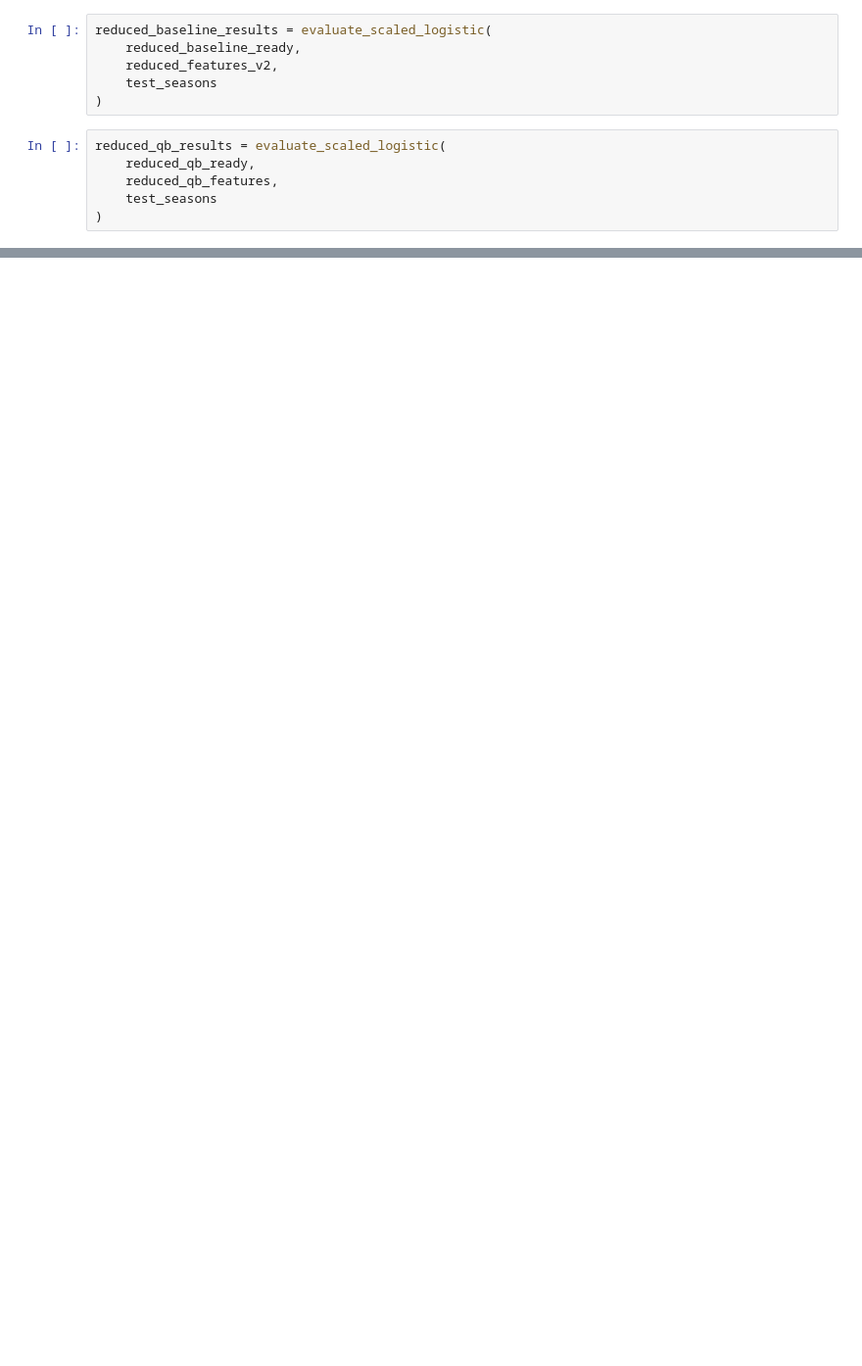
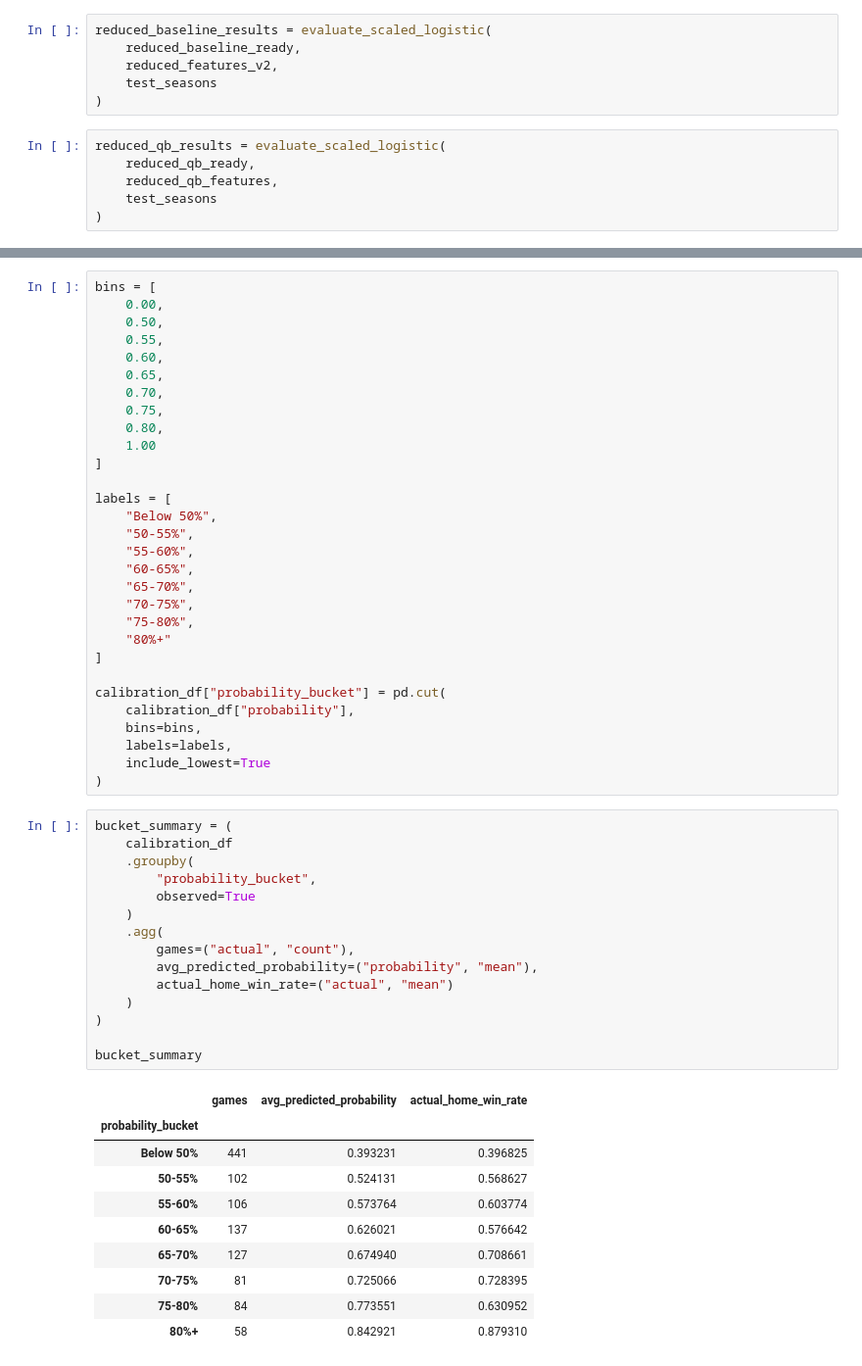
Before and after one commit to GarnetFisherman/nfl-game-prediction, a Jupyter notebook: notebooks/01_explore_nfl_data.ipynb, the cells around one changed output, grey strips where cells are left out. Shown at 98% size. Cells and saved outputs as stored; diff of their text form; blank space fills up the shorter version.

Commit message:
Finalize model selection and calibration analysis

```diff
--- a/notebooks/01_explore_nfl_data.ipynb
+++ b/notebooks/01_explore_nfl_data.ipynb
@@ -6888,0 +6942,56 @@ reduced_qb_summary
+# %%
+bins = [
+    0.00,
+    0.50,
+    0.55,
+    0.60,
+    0.65,
+    0.70,
+    0.75,
+    0.80,
+    1.00
+]
+
+labels = [
+    "Below 50%",
+    "50-55%",
+    "55-60%",
+    "60-65%",
+    "65-70%",
+    "70-75%",
+    "75-80%",
+    "80%+"
+]
+
+calibration_df["probability_bucket"] = pd.cut(
+    calibration_df["probability"],
+    bins=bins,
+    labels=labels,
+    include_lowest=True
+)
+# %%
+bucket_summary = (
+    calibration_df
+    .groupby(
+        "probability_bucket",
+        observed=True
+    )
+    .agg(
+        games=("actual", "count"),
+        avg_predicted_probability=("probability", "mean"),
+        actual_home_win_rate=("actual", "mean")
+    )
+)
+
+bucket_summary
+# %% [output]
+|  | games | avg_predicted_probability | actual_home_win_rate |
+| probability_bucket |  |  |  |
+| Below 50% | 441 | 0.393231 | 0.396825 |
+| 50-55% | 102 | 0.524131 | 0.568627 |
+| 55-60% | 106 | 0.573764 | 0.603774 |
+| 60-65% | 137 | 0.626021 | 0.576642 |
+| 65-70% | 127 | 0.674940 | 0.708661 |
+| 70-75% | 81 | 0.725066 | 0.728395 |
+| 75-80% | 84 | 0.773551 | 0.630952 |
+| 80%+ | 58 | 0.842921 | 0.879310 |
```
Also changed, not shown: parts of 69 cells of this notebook.
